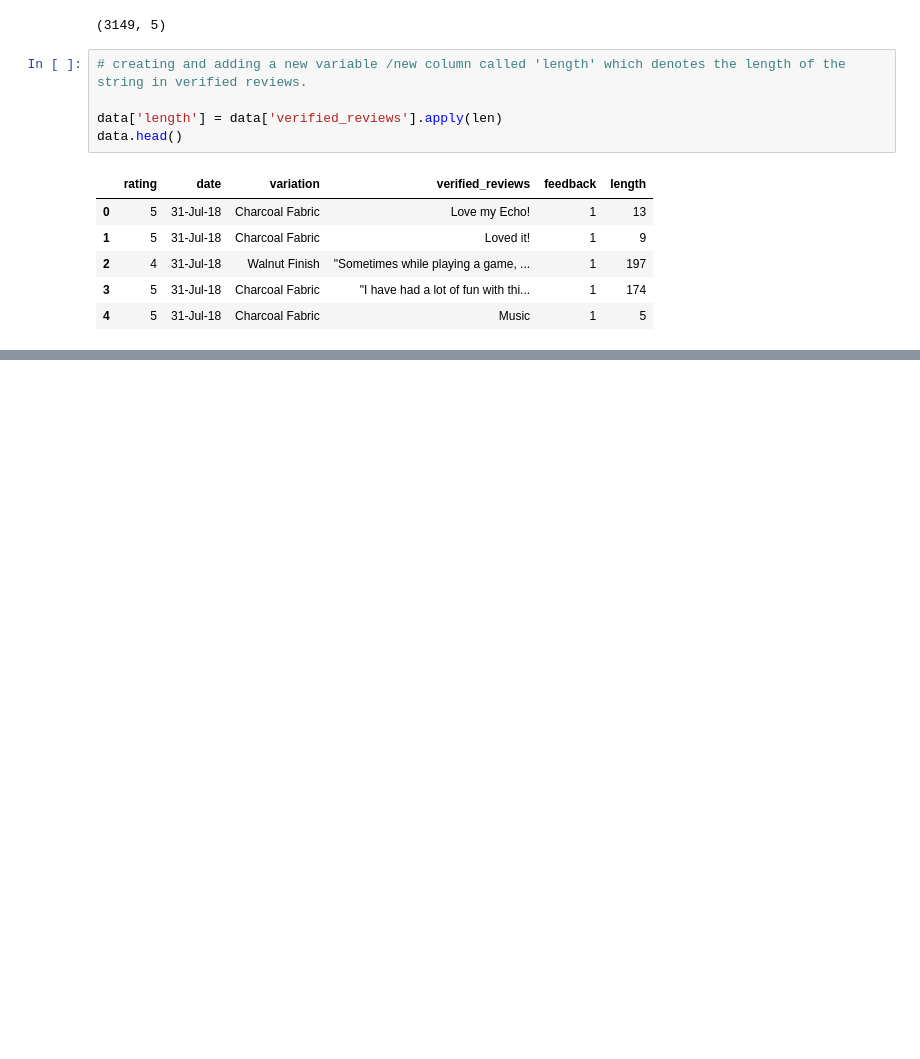
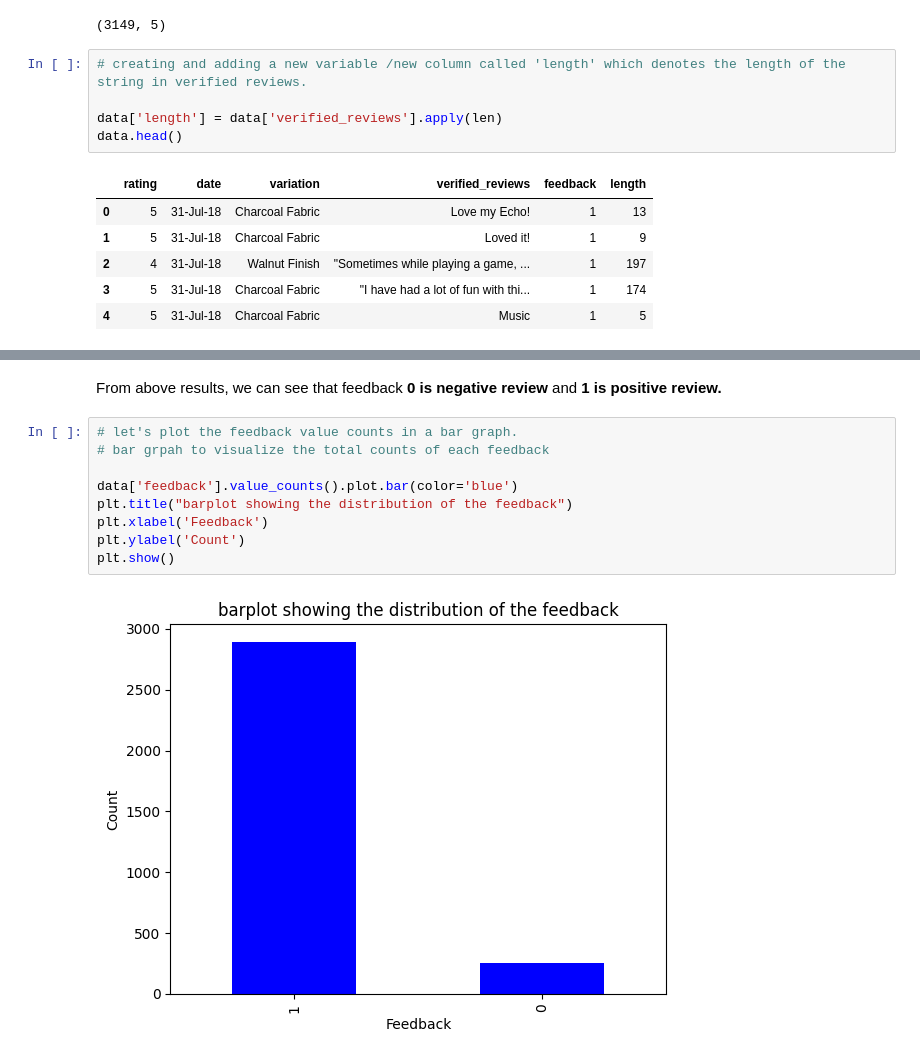
Before and after one commit to rtgsepoct/amazon-alexia-review-sentiment_analysis, a Jupyter notebook: amazon-alexa-review-sentiment_analysis.ipynb, the cells around one changed output, grey strips where cells are left out. Drawn from its saved outputs; the diff is of its cells as text; blank space fills up the shorter version.

Commit message:
until barplot

```diff
--- a/amazon-alexa-review-sentiment_analysis.ipynb
+++ b/amazon-alexa-review-sentiment_analysis.ipynb
@@ -178,0 +204,13 @@ data.head()
+# %% [markdown]
+From above results, we can see that feedback **0 is negative review** and **1 is positive review.**
+# %%
+# let's plot the feedback value counts in a bar graph.
+# bar grpah to visualize the total counts of each feedback
+
+data['feedback'].value_counts().plot.bar(color='blue')
+plt.title("barplot showing the distribution of the feedback")
+plt.xlabel('Feedback')
+plt.ylabel('Count')
+plt.show()
+# %% [output]
+[figure, added]
```
Also changed, not shown: parts of 2 cells of this notebook.
